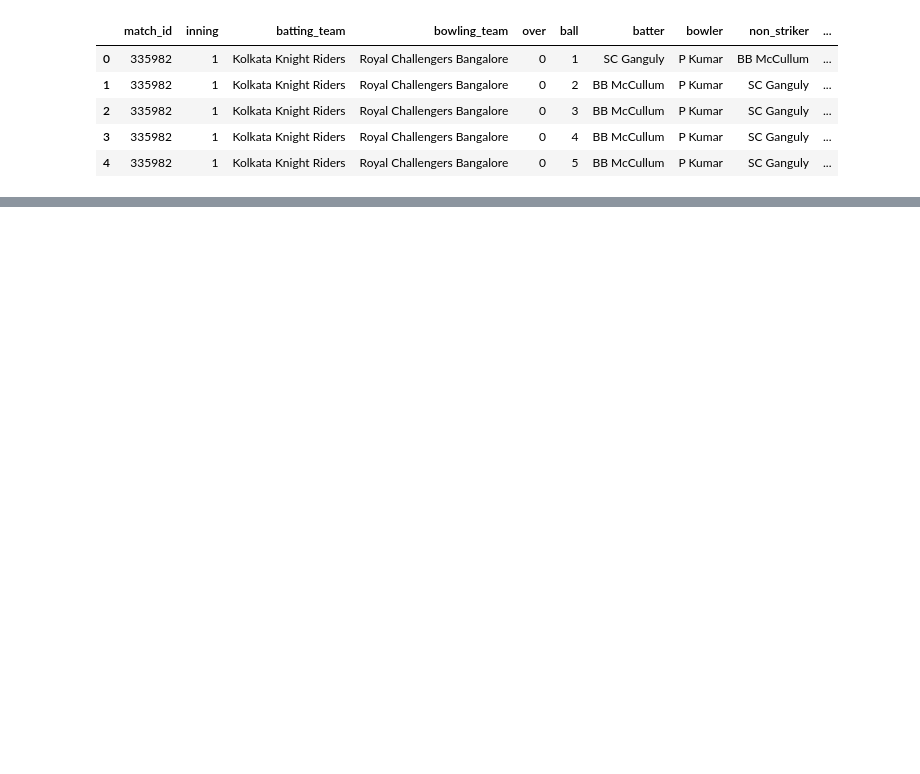
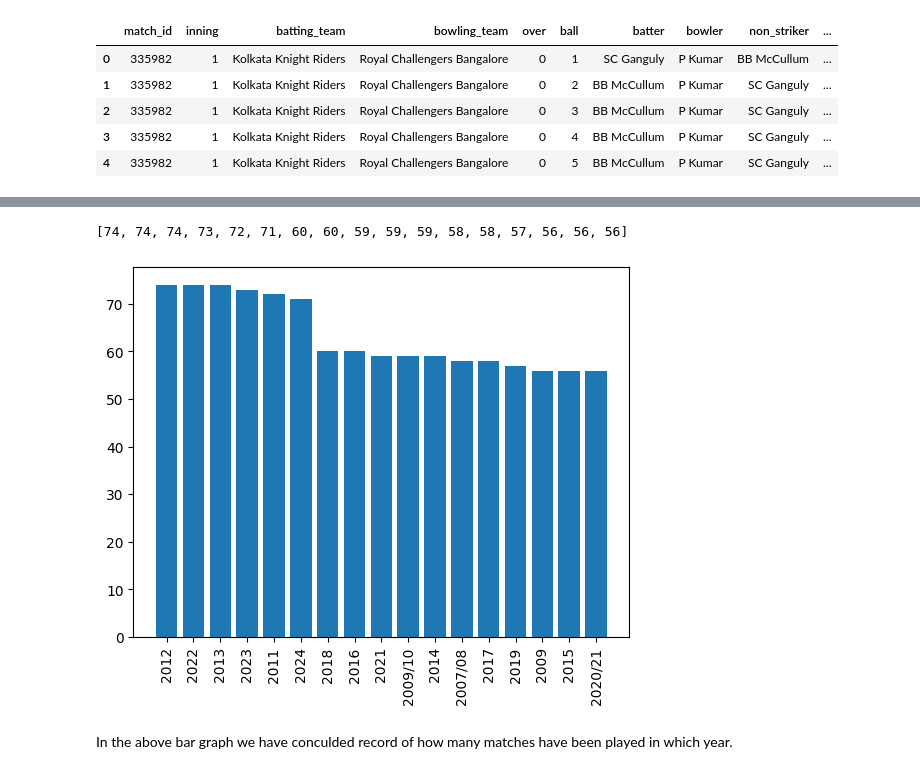
Before and after one commit to komal1852/IPL_teams_performace_analysis, a Jupyter notebook: Notebooks/ipl_team_performace_analysis.ipynb, the cells around one changed output, grey strips where cells are left out. Drawn from its saved outputs; the diff is of its cells as text; code cells hidden in the pictures; blank space fills up the shorter version.

```diff
--- a/Notebooks/ipl_team_performace_analysis.ipynb
+++ b/Notebooks/ipl_team_performace_analysis.ipynb
@@ -29,0 +225,4 @@ matchs_df.head()
+# %%
+matchs_df['toss_summary'] = matchs_df['toss_winner'] +" elected to "+ matchs_df['toss_decision']
+# %%
+matchs_df['umpires'] = matchs_df['umpire1'] + " ,"+ matchs_df['umpire2']
@@ -29,0 +261,3 @@ matchs_df.head()
+# %%
+s = matchs_df.season.value_counts()
+s
@@ -29,0 +284,14 @@ matchs_df.head()
+# %%
+x = s.index.to_list()
+y = s.values
+y.tolist()
+# %% [output]
+[74, 74, 74, 73, 72, 71, 60, 60, 59, 59, 59, 58, 58, 57, 56, 56, 56]
+# %%
+plt.bar(x,y)
+plt.xticks(rotation=90)
+plt.show()
+# %% [output]
+[figure, added]
+# %% [markdown]
+In the above bar graph we have  conculded record of how many matches have  been played in which year.
```
Also changed, not shown: parts of 47 cells of this notebook.
